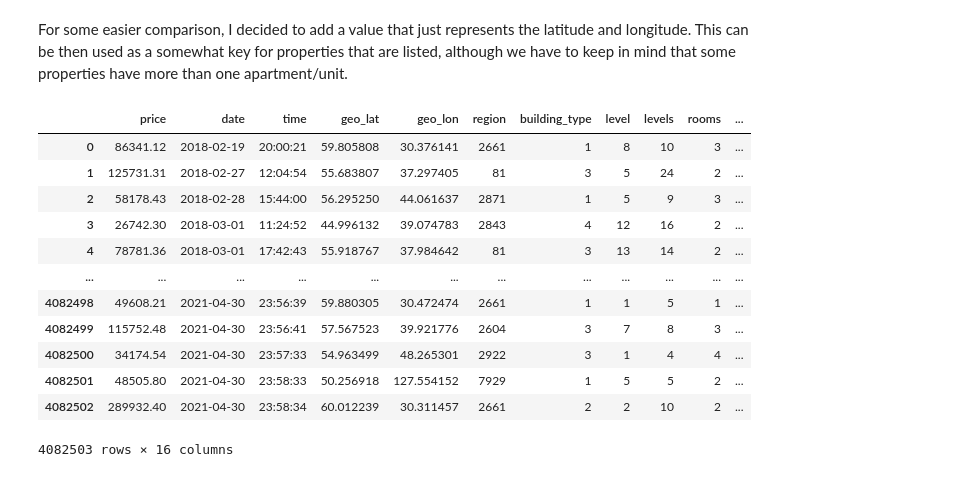
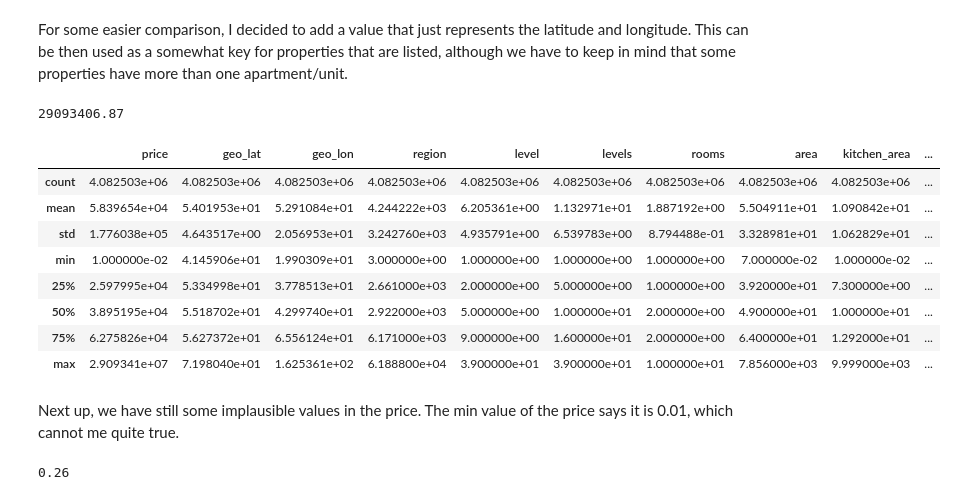
Before and after one commit to mabathke/russia-housing-price-pred, a Jupyter notebook: russia-housing-price-prediction.ipynb, the cells around one changed output. Drawn from its saved outputs; the diff is of its cells as text; code cells hidden in the pictures.

```diff
--- a/russia-housing-price-prediction.ipynb
+++ b/russia-housing-price-prediction.ipynb
@@ -198,18 +182,25 @@ df
 For some easier comparison, I decided to add a value that just represents the latitude and longitude. This can be then used as a somewhat key for properties that are listed, although we have to keep in mind that some properties have more than one apartment/unit.
 # %%
 df['point'] = df[['geo_lat','geo_lon']].apply(lambda row: '-'.join(row.values.astype(str)), axis=1)
-df
-# %% [output]
-|  | price | date | time | geo_lat | geo_lon | region | building_type | level | levels | rooms | ... |
-| 0 | 86341.12 | 2018-02-19 | 20:00:21 | 59.805808 | 30.376141 | 2661 | 1 | 8 | 10 | 3 | ... |
-| 1 | 125731.31 | 2018-02-27 | 12:04:54 | 55.683807 | 37.297405 | 81 | 3 | 5 | 24 | 2 | ... |
-| 2 | 58178.43 | 2018-02-28 | 15:44:00 | 56.295250 | 44.061637 | 2871 | 1 | 5 | 9 | 3 | ... |
-| 3 | 26742.30 | 2018-03-01 | 11:24:52 | 44.996132 | 39.074783 | 2843 | 4 | 12 | 16 | 2 | ... |
-| 4 | 78781.36 | 2018-03-01 | 17:42:43 | 55.918767 | 37.984642 | 81 | 3 | 13 | 14 | 2 | ... |
-| ... | ... | ... | ... | ... | ... | ... | ... | ... | ... | ... | ... |
-| 4082498 | 49608.21 | 2021-04-30 | 23:56:39 | 59.880305 | 30.472474 | 2661 | 1 | 1 | 5 | 1 | ... |
-| 4082499 | 115752.48 | 2021-04-30 | 23:56:41 | 57.567523 | 39.921776 | 2604 | 3 | 7 | 8 | 3 | ... |
-| 4082500 | 34174.54 | 2021-04-30 | 23:57:33 | 54.963499 | 48.265301 | 2922 | 3 | 1 | 4 | 4 | ... |
-| 4082501 | 48505.80 | 2021-04-30 | 23:58:33 | 50.256918 | 127.554152 | 7929 | 1 | 5 | 5 | 2 | ... |
-| 4082502 | 289932.40 | 2021-04-30 | 23:58:34 | 60.012239 | 30.311457 | 2661 | 2 | 2 | 10 | 2 | ... |
-4082503 rows × 16 columns
+# %%
+df.price.max()
+# %% [output]
+29093406.87
+# %%
+df.describe()
+# %% [output]
+|  | price | geo_lat | geo_lon | region | level | levels | rooms | area | kitchen_area | ... |
+| count | 4.082503e+06 | 4.082503e+06 | 4.082503e+06 | 4.082503e+06 | 4.082503e+06 | 4.082503e+06 | 4.082503e+06 | 4.082503e+06 | 4.082503e+06 | ... |
+| mean | 5.839654e+04 | 5.401953e+01 | 5.291084e+01 | 4.244222e+03 | 6.205361e+00 | 1.132971e+01 | 1.887192e+00 | 5.504911e+01 | 1.090842e+01 | ... |
+| std | 1.776038e+05 | 4.643517e+00 | 2.056953e+01 | 3.242760e+03 | 4.935791e+00 | 6.539783e+00 | 8.794488e-01 | 3.328981e+01 | 1.062829e+01 | ... |
+| min | 1.000000e-02 | 4.145906e+01 | 1.990309e+01 | 3.000000e+00 | 1.000000e+00 | 1.000000e+00 | 1.000000e+00 | 7.000000e-02 | 1.000000e-02 | ... |
+| 25% | 2.597995e+04 | 5.334998e+01 | 3.778513e+01 | 2.661000e+03 | 2.000000e+00 | 5.000000e+00 | 1.000000e+00 | 3.920000e+01 | 7.300000e+00 | ... |
+| 50% | 3.895195e+04 | 5.518702e+01 | 4.299740e+01 | 2.922000e+03 | 5.000000e+00 | 1.000000e+01 | 2.000000e+00 | 4.900000e+01 | 1.000000e+01 | ... |
+| 75% | 6.275826e+04 | 5.627372e+01 | 6.556124e+01 | 6.171000e+03 | 9.000000e+00 | 1.600000e+01 | 2.000000e+00 | 6.400000e+01 | 1.292000e+01 | ... |
+| max | 2.909341e+07 | 7.198040e+01 | 1.625361e+02 | 6.188800e+04 | 3.900000e+01 | 3.900000e+01 | 1.000000e+01 | 7.856000e+03 | 9.999000e+03 | ... |
+# %% [markdown]
+Next up, we have still some implausible values in the price. The min value of the price says it is 0.01, which cannot me quite true.
+# %%
+round((len(df[df.price<df.price.mean()*0.1])/len(df))*100, 2)
+# %% [output]
+0.26
```
Also changed, not shown: parts of 21 cells of this notebook.
